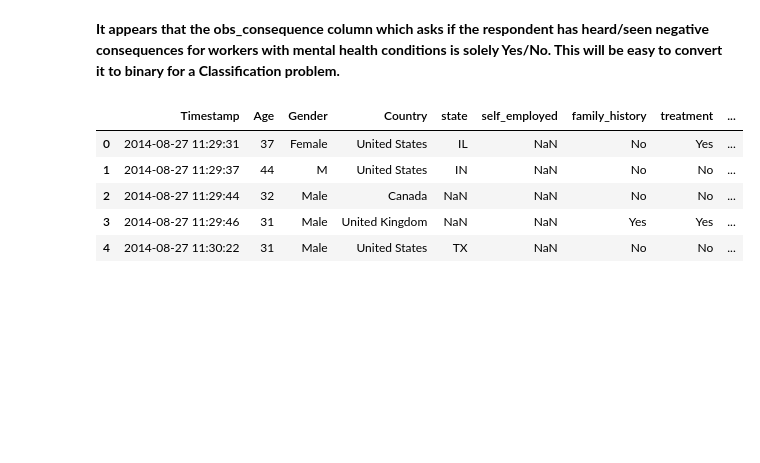
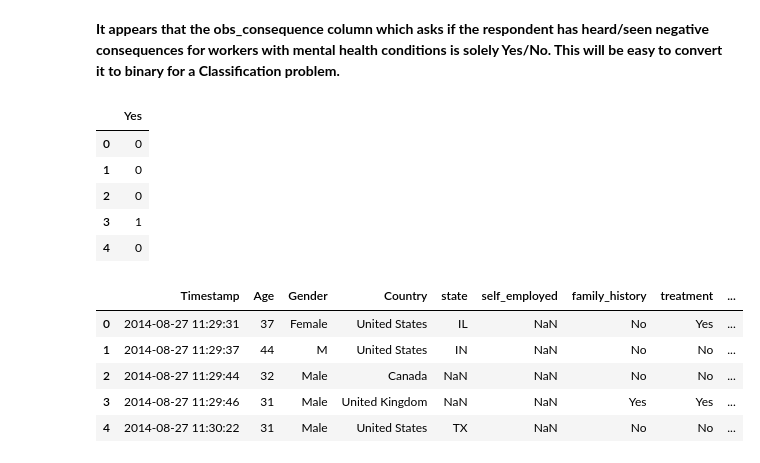
Before and after one commit to sankokohtet/GA-DataScience-Projects, a Jupyter notebook: Final_Project.ipynb, the cells around one changed output. Drawn from its saved outputs; the diff is of its cells as text; code cells hidden in the pictures; blank space fills up the shorter version.

```diff
--- a/Final_Project.ipynb
+++ b/Final_Project.ipynb
@@ -163,7 +163,14 @@ Yes     184
 Name: obs_consequence, dtype: int64
 # %% [markdown]
 __It appears that the obs_consequence column which asks if the respondent has heard/seen negative consequences for workers with mental health conditions is solely Yes/No. This will be easy to convert it to binary for a Classification problem.__
-# %%
-mhealth['obs_consequence_num'] = mhealth.obs_consequence
-# %%
-mhealth['obs_consequence_num'] = mhealth.obs_consequence_num.replace(['Yes','No'],[1,0], inplace = True)
+# %%
+obs_consequence_dum = pd.get_dummies(mhealth.obs_consequence, drop_first = True)
+# %%
+obs_consequence_dum.head()
+# %% [output]
+|  | Yes |
+| 0 | 0 |
+| 1 | 0 |
+| 2 | 0 |
+| 3 | 1 |
+| 4 | 0 |
```
Also changed, not shown: parts of 26 cells of this notebook.
